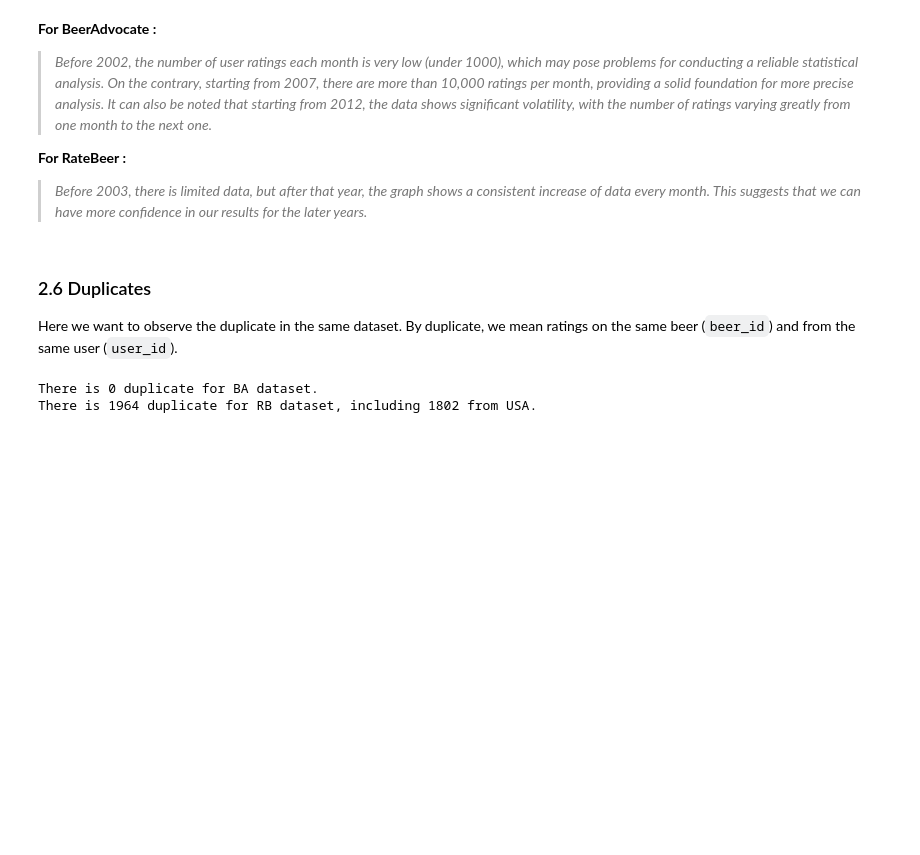
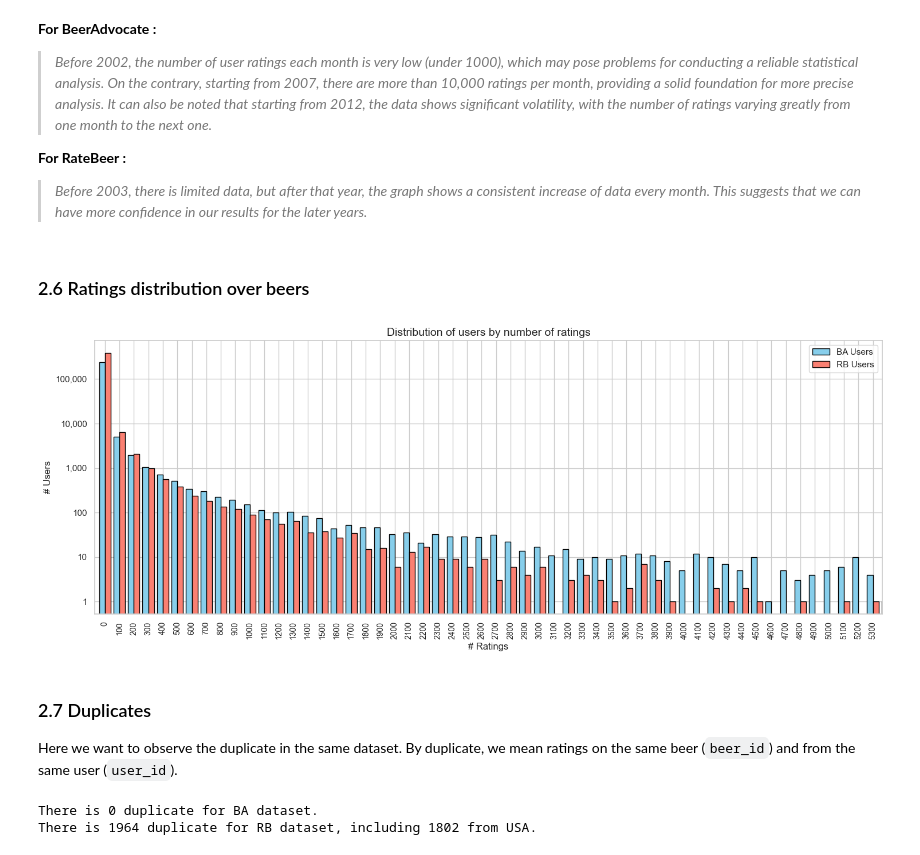
Before and after one commit to epfl-ada/ada-2024-project-casiervert952, a Jupyter notebook: results.ipynb, the cells around one changed output. Saved outputs shown, nothing was run; the diff lists cells and outputs as text; code cells hidden in the pictures; blank space fills up the shorter version.

Commit message:
Add new formula, add new data exploration sections

````diff
--- a/results.ipynb
+++ b/results.ipynb
@@ -348,8 +371,21 @@ ploting_ratings_by_month(BA_ratings_by_month, RB_ratings_by_month, "log")
 **For RateBeer :**
 
 > *Before 2003, there is limited data, but after that year, the graph shows a consistent increase of data every month. This suggests that we can have more confidence in our results for the later years.*
+# %% [markdown]
+### 2.6 Ratings distribution over beers
+# %%
+from plotting import ploting_beer_ratings_distribution
+from data_exploration import number_ratings_by_beer
+
+# get the data into bins
+BA_ratings_bins, RB_ratings_bins = number_ratings_by_beer(BA_cleaned, RB_cleaned)
+
+# Ploting the #ratings by users data
+ploting_beer_ratings_distribution(BA_ratings_bins, RB_ratings_bins)
+# %% [output]
+[figure, added]
 # %% [markdown]
-### 2.6 Duplicates
+### 2.7 Duplicates
 
 Here we want to observe the duplicate in the same dataset. By duplicate, we mean ratings on the same beer (```beer_id```) and from the same user (```user_id```).
 # %%
````
Also changed, not shown: parts of 20 cells of this notebook, 3 other files.
